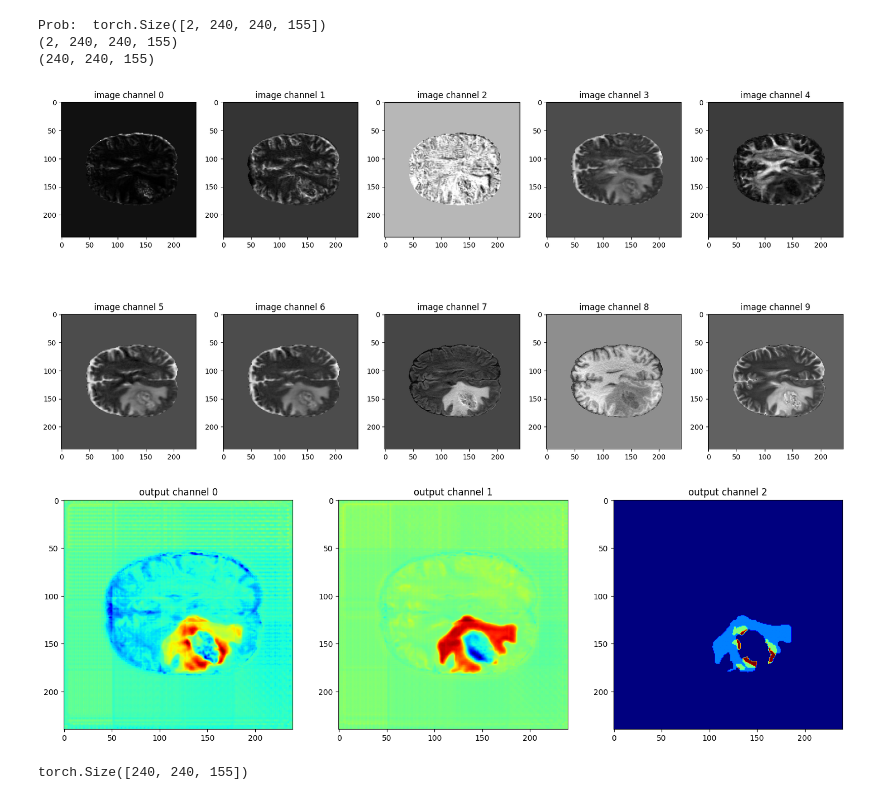
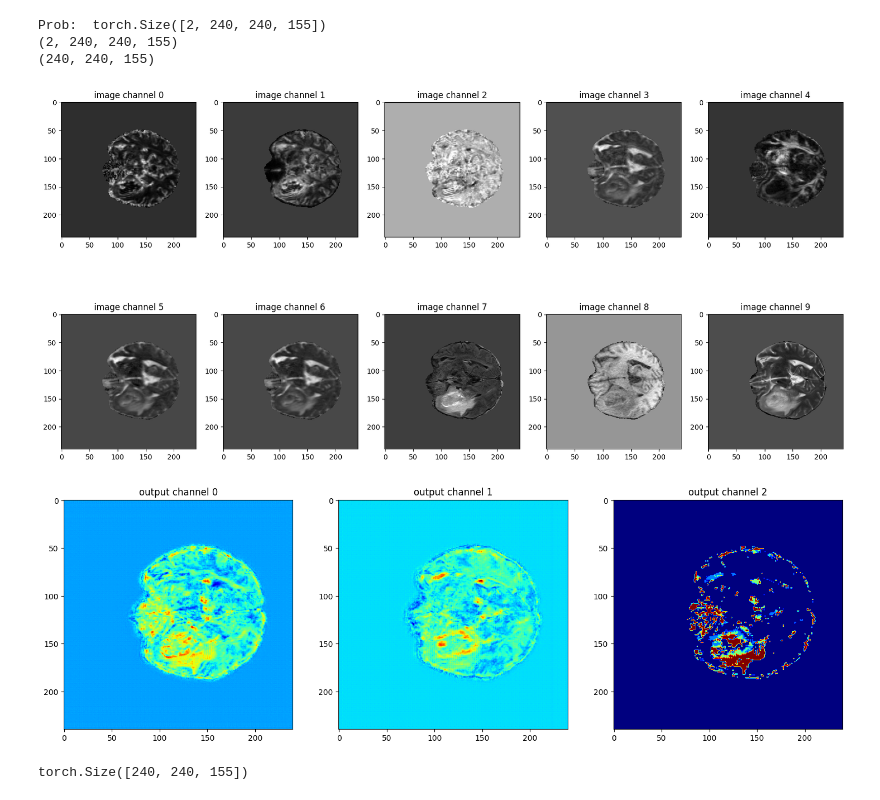
Before and after one commit to GBM-images-research/Swin_transformer_UPennGBM, a Jupyter notebook: simple_inference.ipynb, the cells around one changed output. Drawn from its saved outputs; the diff is of its cells as text; code cells hidden in the pictures.

```diff
--- a/simple_inference.ipynb
+++ b/simple_inference.ipynb
@@ -58,7 +58,7 @@ model = SwinUNETR(
     img_size=roi,
     in_channels=10,
     out_channels=2,  # mdificar con edema
-    feature_size=48,
+    feature_size=96,
     drop_rate=0.0,
     attn_drop_rate=0.0,
     dropout_path_rate=0.0,
@@ -76,12 +90,12 @@ print(artifact_dir)
 # %%
 #model.load_state_dict(torch.load(os.path.join(artifact_dir, "model.pt"), map_location=torch.device('cpu')))
 
-#model_path = os.path.join(artifact_dir, "model.pt")
-model_path = 'artifacts/mjkearkn_best_model-v0' # 5mm - mjkearkn_best_model-v0 / 10mm - ip0bojmx_best_model-v0
+model_path = os.path.join(artifact_dir, "model.pt")
+#model_path = 'artifacts/mjkearkn_best_model-v0' # 5mm - mjkearkn_best_model-v0 / 10mm - ip0bojmx_best_model-v0
 
 # Load the model on CPU
-#loaded_model = torch.load(model_path, map_location=torch.device('cuda'))["state_dict"]
-model.load_state_dict(torch.load(os.path.join(model_path, "model.pt"))["state_dict"])
+loaded_model = torch.load(model_path, map_location=torch.device('cpu'))["state_dict"]
+# model.load_state_dict(torch.load(model_path)["state_dict"])
 
 # Load the state dictionary into the model
 #model.load_state_dict(loaded_model)
@@ -97,10 +129,10 @@ model.eval()
 # %%
 import glob
 # Path de las imágenes para hacer la inferencia
-T1_path="./Dataset/UPENN-GBM-00002_11/UPENN-GBM-00002_11_T1.nii.gz"
-T2_path="./Dataset/UPENN-GBM-00002_11/UPENN-GBM-00002_11_T2.nii.gz"
-Flair_path="./Dataset/UPENN-GBM-00002_11/UPENN-GBM-00002_11_FLAIR.nii.gz"
-T1GDT_path="./Dataset/UPENN-GBM-00002_11/UPENN-GBM-00002_11_T1GD.nii.gz"
+# T1_path="./Dataset/UPENN-GBM-00002_11/UPENN-GBM-00002_11_T1.nii.gz"
+# T2_path="./Dataset/UPENN-GBM-00002_11/UPENN-GBM-00002_11_T2.nii.gz"
+# Flair_path="./Dataset/UPENN-GBM-00002_11/UPENN-GBM-00002_11_FLAIR.nii.gz"
+# T1GDT_path="./Dataset/UPENN-GBM-00002_11/UPENN-GBM-00002_11_T1GD.nii.gz"
 
 # Formar el vector de imágenes y realizar la transformación
 def obtener_imagen(dataset, img_n):
@@ -135,7 +167,7 @@ def obtener_imagen(dataset, img_n):
     return image_data, header, affine, directory
 
 img_n=0
-dataset="./Dataset/Dataset_106_30_casos/test/images"
+dataset="./Dataset/Dataset_10_1_casos/valid/images"
 #image_data, header, affine, directory = obtener_imagen(dataset, img_n)
 # %%
 image_data, header, affine, directory = obtener_imagen(dataset, img_n)
@@ -216,27 +248,27 @@ Prob:  torch.Size([2, 240, 240, 155])
 (2, 240, 240, 155)
 (240, 240, 155)
 # %%
-sl=90
+sl=60
 
 plt.figure("image", (20, 10))
 for i in range(10):
     plt.subplot(2, 5, i + 1)
     plt.title(f"image channel {i}")
     plt.imshow(image_data[i, :, :, sl].detach().cpu(), cmap="gray")
 plt.show()
 # visualize the 3 channels model output corresponding to this image
 plt.figure("output", (18, 6))
 for i in range(3):
     plt.subplot(1, 3, i + 1)
     plt.title(f"output channel {i}")
     if i==2:
         plt.imshow(seg_out[:,:,sl], cmap="jet")
     else:
         plt.imshow(original[i,:,:,sl], cmap="jet") #.detach().cpu()
 plt.show()
 # %% [output]
-[figure, old version]
+[figure, new version]
-[figure, old version]
+[figure, new version]
 # %%
 # Crear un nuevo tensor de ceros con el tamaño deseado
 output_tensor = torch.zeros(240, 240, 155, dtype=torch.float32)
```
Also changed, not shown: parts of 7 cells of this notebook, 2 other files.
